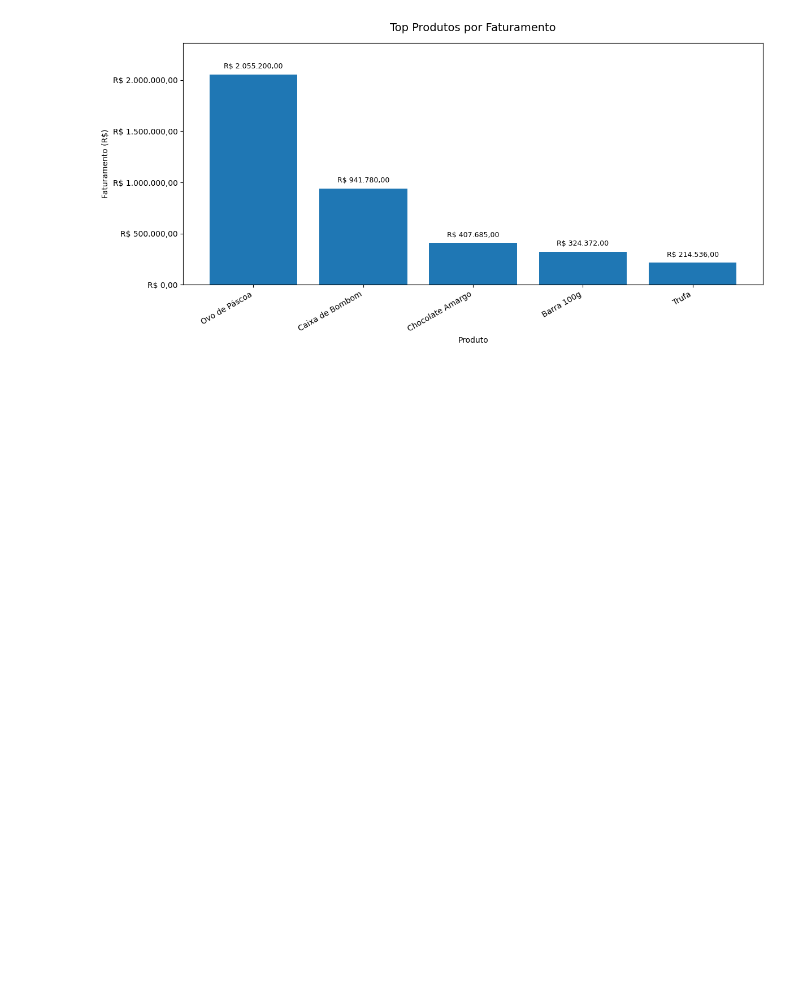
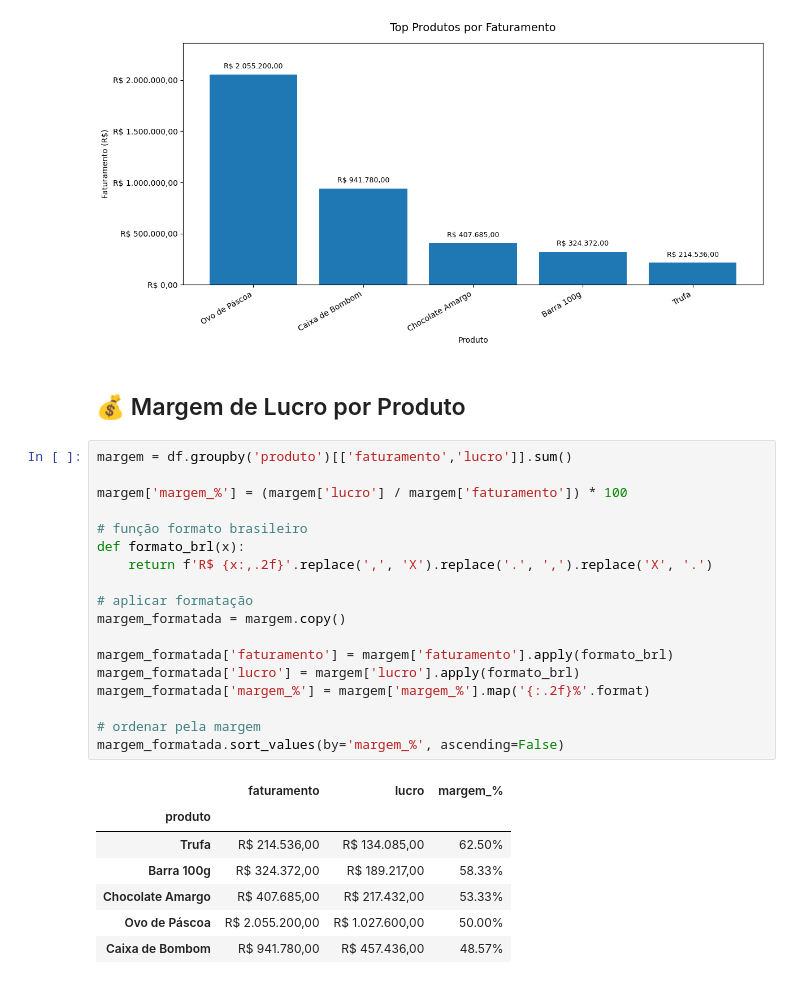
Before and after one commit to robertosulkovski/analise_dados_pandas, a Jupyter notebook: notebooks/analise_vendas.ipynb, the cells around one changed output. Cells and saved outputs as stored; diff of their text form; blank space fills up the shorter version.

```diff
--- a/notebooks/analise_vendas.ipynb
+++ b/notebooks/analise_vendas.ipynb
@@ -180,3 +180,31 @@ plt.ylim(0, max(top_produtos.values) * 1.15)
 plt.show()
 # %% [output]
 [figure]
+# %% [markdown]
+## 💰 Margem de Lucro por Produto
+# %%
+margem = df.groupby('produto')[['faturamento','lucro']].sum()
+
+margem['margem_%'] = (margem['lucro'] / margem['faturamento']) * 100
+
+# função formato brasileiro
+def formato_brl(x):
+    return f'R$ {x:,.2f}'.replace(',', 'X').replace('.', ',').replace('X', '.')
+
+# aplicar formatação
+margem_formatada = margem.copy()
+
+margem_formatada['faturamento'] = margem['faturamento'].apply(formato_brl)
+margem_formatada['lucro'] = margem['lucro'].apply(formato_brl)
+margem_formatada['margem_%'] = margem['margem_%'].map('{:.2f}%'.format)
+
+# ordenar pela margem
+margem_formatada.sort_values(by='margem_%', ascending=False)
+# %% [output]
+|  | faturamento | lucro | margem_% |
+| produto |  |  |  |
+| Trufa | R$ 214.536,00 | R$ 134.085,00 | 62.50% |
+| Barra 100g | R$ 324.372,00 | R$ 189.217,00 | 58.33% |
+| Chocolate Amargo | R$ 407.685,00 | R$ 217.432,00 | 53.33% |
+| Ovo de Páscoa | R$ 2.055.200,00 | R$ 1.027.600,00 | 50.00% |
+| Caixa de Bombom | R$ 941.780,00 | R$ 457.436,00 | 48.57% |
```
Also changed, not shown: parts of 9 cells of this notebook.
